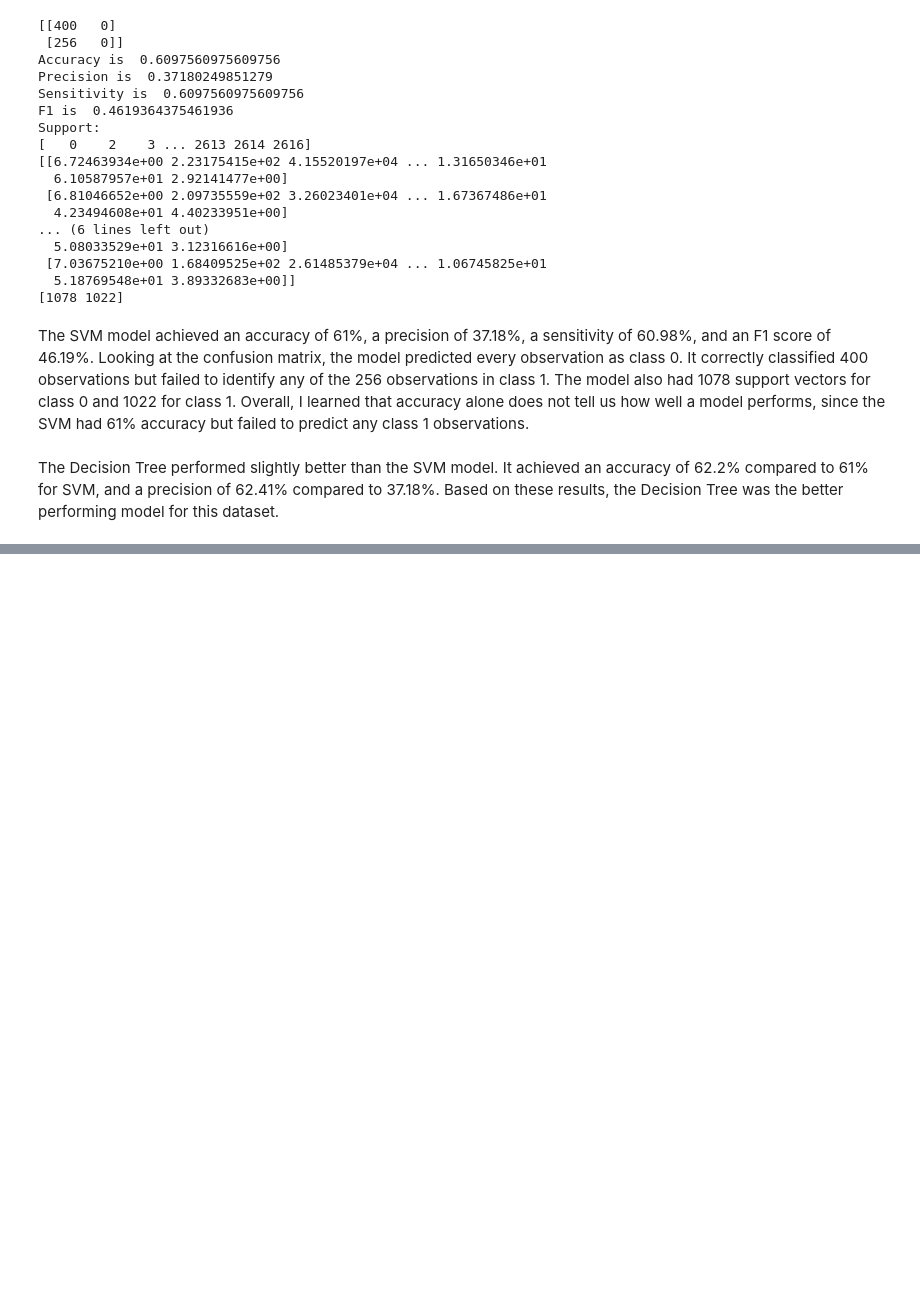
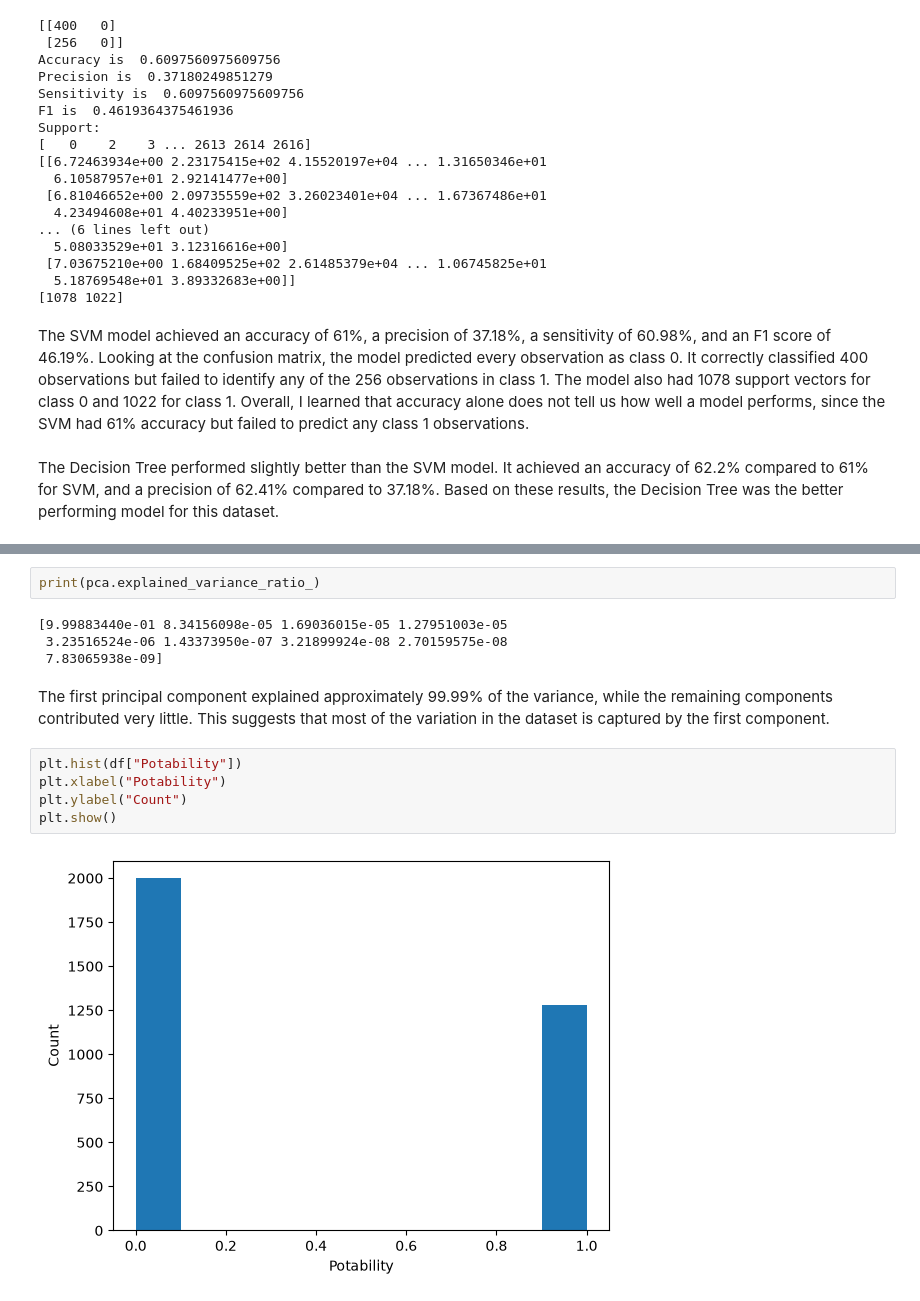
Before and after one commit to wkitar1/KitarMLProject1, a Jupyter notebook: classification.ipynb, the cells around one changed output, grey strips where cells are left out. Drawn from its saved outputs; the diff is of its cells as text; blank space fills up the shorter version.

```diff
--- a/classification.ipynb
+++ b/classification.ipynb
@@ -128,0 +197,15 @@ The Decision Tree performed slightly better than the SVM model. It achieved an a
+# %%
+print(pca.explained_variance_ratio_)
+# %% [output]
+[9.99883440e-01 8.34156098e-05 1.69036015e-05 1.27951003e-05
+ 3.23516524e-06 1.43373950e-07 3.21899924e-08 2.70159575e-08
+ 7.83065938e-09]
+# %% [markdown]
+The first principal component explained approximately 99.99% of the variance, while the remaining components contributed very little. This suggests that most of the variation in the dataset is captured by the first component.
+# %%
+plt.hist(df["Potability"])
+plt.xlabel("Potability")
+plt.ylabel("Count")
+plt.show()
+# %% [output]
+[figure, added]
```
Also changed, not shown: parts of 4 cells of this notebook.
